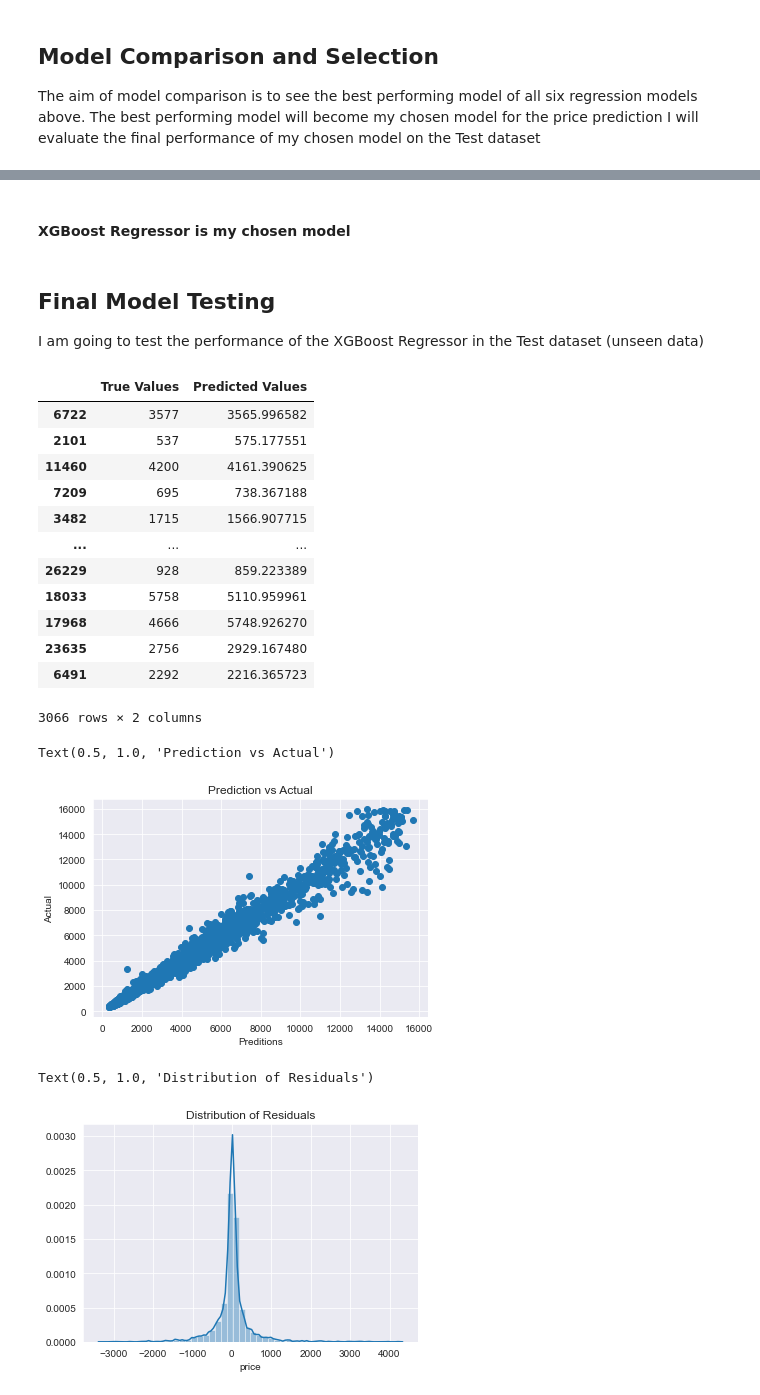
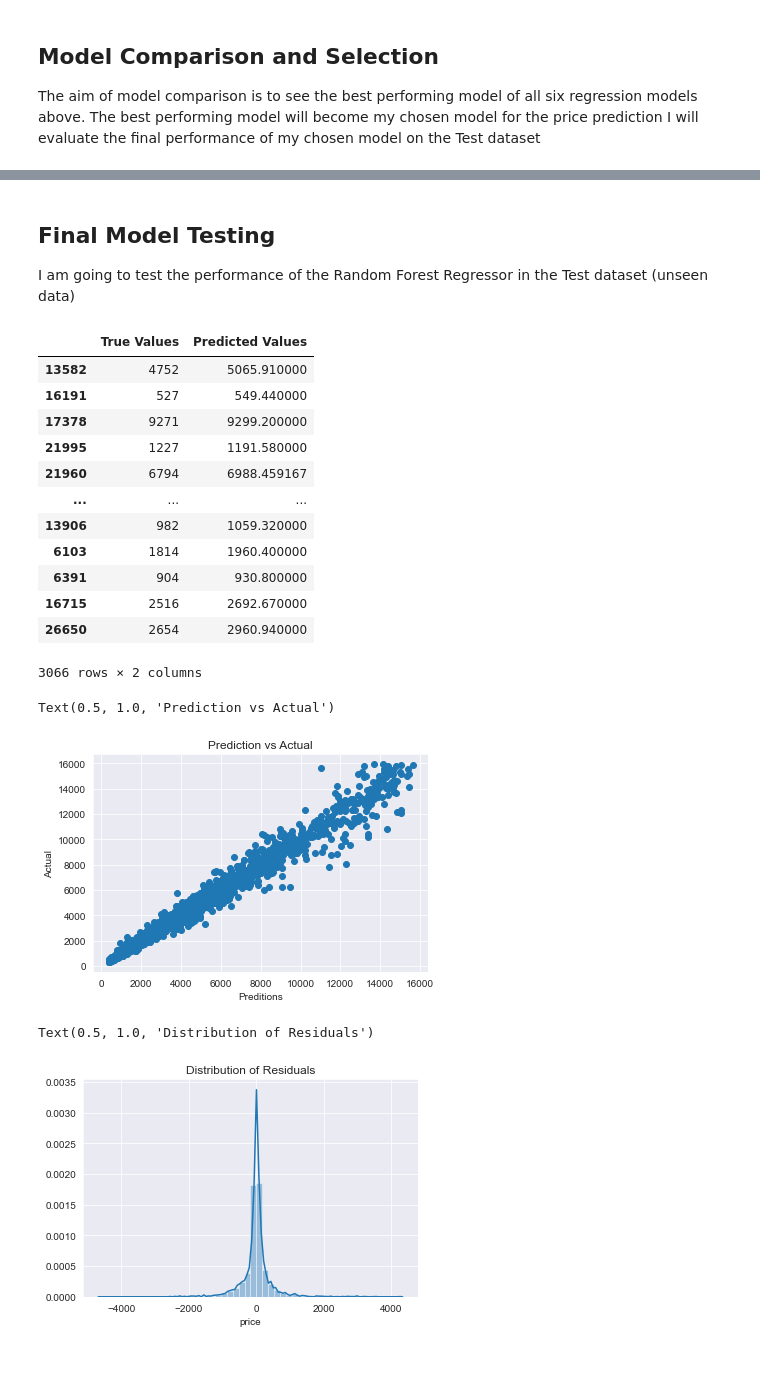
Before and after one commit to cisaiah/Gemstone_Price_Prediction, a Jupyter notebook: Gemstone_Price_Prediction.ipynb, the cells around one changed output, grey strips where cells are left out. Drawn from its saved outputs; the diff is of its cells as text; code cells hidden in the pictures; blank space fills up the shorter version.

Commit message:
Price Prediction

```diff
--- a/Gemstone_Price_Prediction.ipynb
+++ b/Gemstone_Price_Prediction.ipynb
@@ -676,38 +688,36 @@ models
-# %% [markdown]
-#### XGBoost Regressor is my chosen model
 # %% [markdown]
 ## Final Model Testing
-I am going to test the performance of the XGBoost Regressor in the Test dataset (unseen data)
+I am going to test the performance of the Random Forest Regressor in the Test dataset (unseen data)
 # %%
-xgb_test_pred = xgb.predict(X_test)
-final_model_testing = pd.DataFrame({"True Values":y_test, "Predicted Values":xgb_test_pred})
+ran_test_pred = ran.predict(X_test)
+final_model_testing = pd.DataFrame({"True Values":y_test, "Predicted Values":ran_test_pred})
 final_model_testing
 # %% [output]
 |  | True Values | Predicted Values |
-| 6722 | 3577 | 3565.996582 |
-| 2101 | 537 | 575.177551 |
-| 11460 | 4200 | 4161.390625 |
-| 7209 | 695 | 738.367188 |
-| 3482 | 1715 | 1566.907715 |
+| 13582 | 4752 | 5065.910000 |
+| 16191 | 527 | 549.440000 |
+| 17378 | 9271 | 9299.200000 |
+| 21995 | 1227 | 1191.580000 |
+| 21960 | 6794 | 6988.459167 |
 | ... | ... | ... |
-| 26229 | 928 | 859.223389 |
-| 18033 | 5758 | 5110.959961 |
-| 17968 | 4666 | 5748.926270 |
-| 23635 | 2756 | 2929.167480 |
-| 6491 | 2292 | 2216.365723 |
+| 13906 | 982 | 1059.320000 |
+| 6103 | 1814 | 1960.400000 |
+| 6391 | 904 | 930.800000 |
+| 16715 | 2516 | 2692.670000 |
+| 26650 | 2654 | 2960.940000 |
 3066 rows × 2 columns
 # %%
-plt.scatter(xgb_test_pred ,y_test)
+plt.scatter(ran_test_pred ,y_test)
 plt.xlabel('Preditions')
 plt.ylabel('Actual')
 plt.title('Prediction vs Actual')
 # %% [output]
 Text(0.5, 1.0, 'Prediction vs Actual')
-[figure, old version]
+[figure, new version]
 # %%
-sns.distplot(xgb_test_pred-y_test)
+sns.distplot(ran_test_pred-y_test)
 plt.title('Distribution of Residuals')
 # %% [output]
 Text(0.5, 1.0, 'Distribution of Residuals')
-[figure, old version]
+[figure, new version]
 # %%
```
Also changed, not shown: parts of 34 cells of this notebook, 1 other file.
